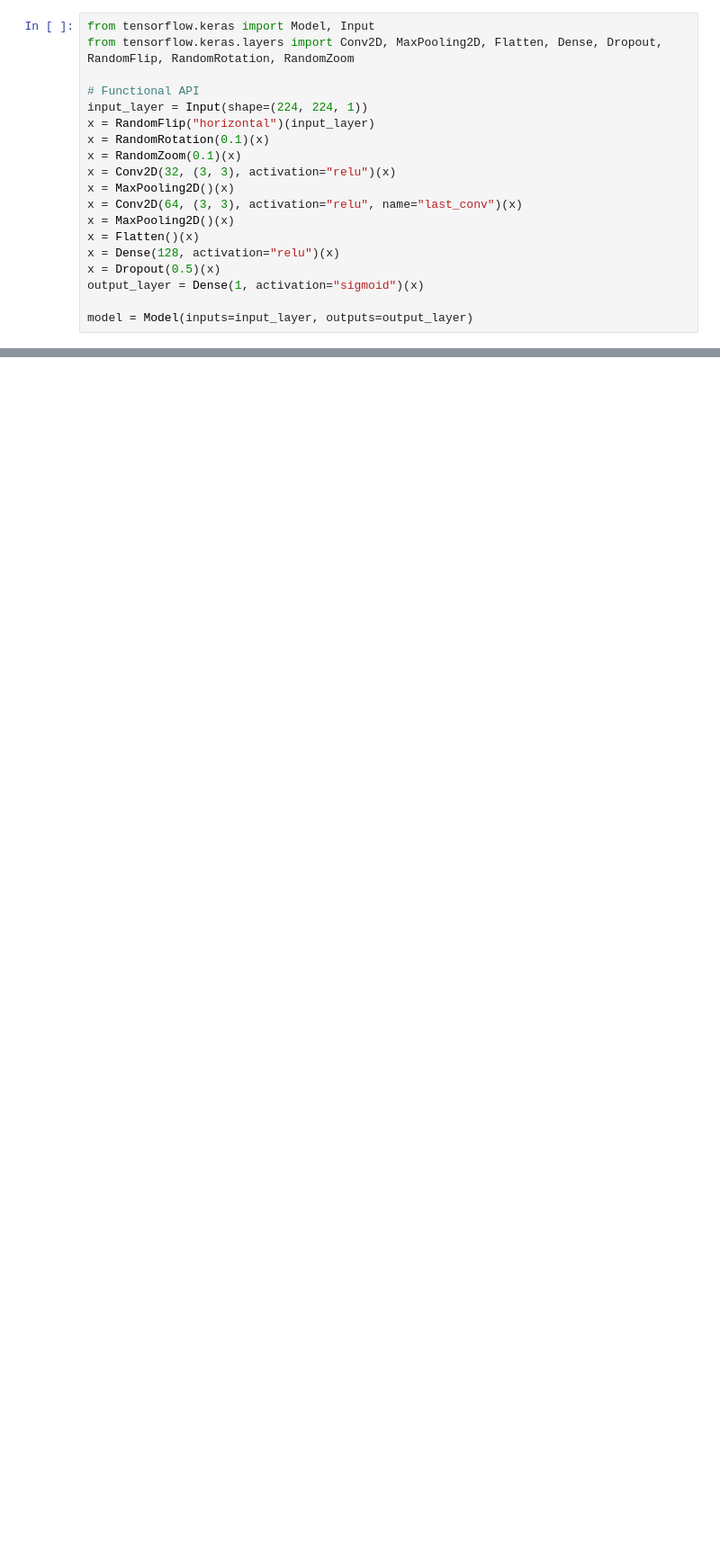
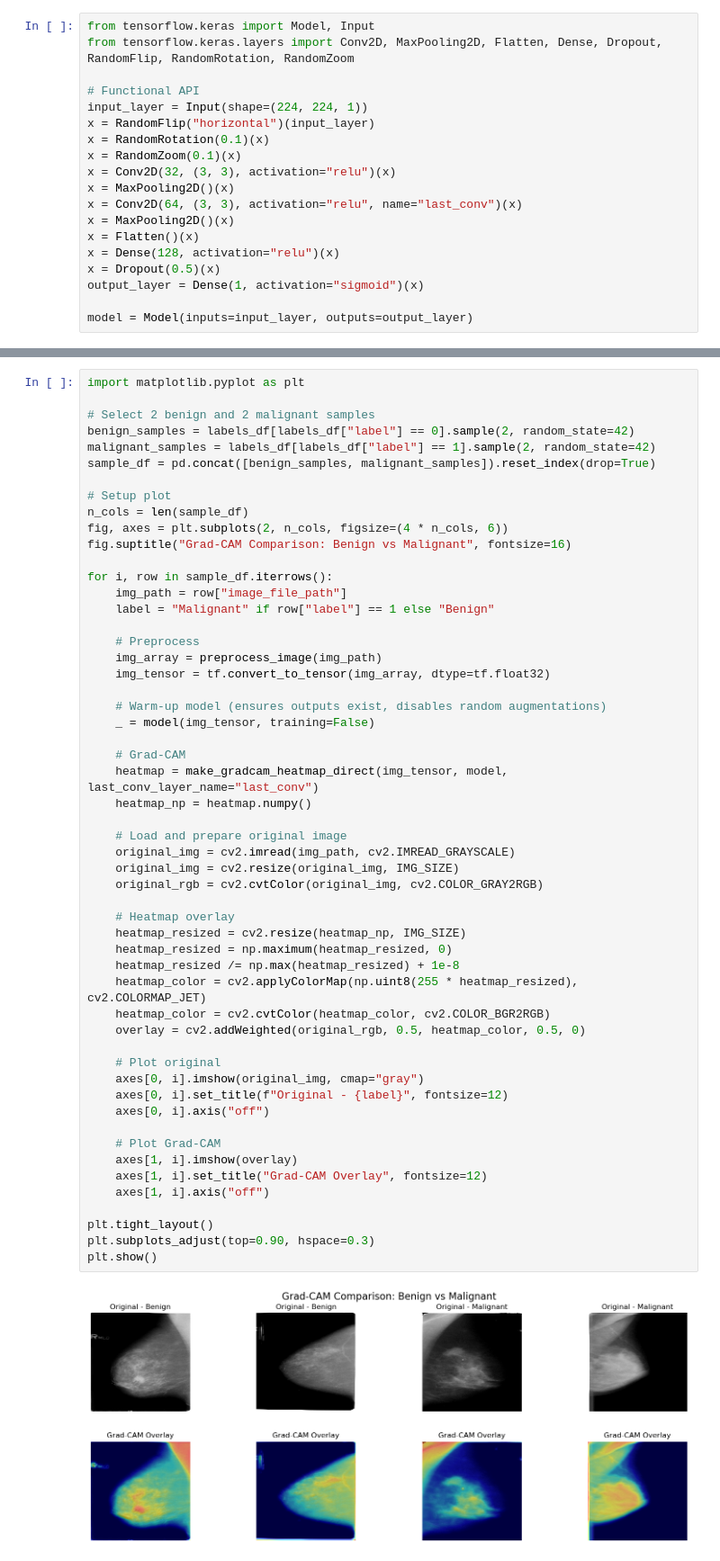
Before and after one commit to justinlim00/FYP-Overview25, a Jupyter notebook: FYP Project/FYP Project Code V1/notebooks/03_gradcam_visualization.ipynb, the cells around one changed output, grey strips where cells are left out. Shown at 90% size. Drawn from its saved outputs; the diff is of its cells as text; blank space fills up the shorter version.

```diff
--- a/FYP Project/FYP Project Code V1/notebooks/03_gradcam_visualization.ipynb
+++ b/FYP Project/FYP Project Code V1/notebooks/03_gradcam_visualization.ipynb
@@ -201,0 +232,56 @@ Received: inputs=Tensor(shape=(1, 224, 224, 1))
+# %%
+import matplotlib.pyplot as plt
+
+# Select 2 benign and 2 malignant samples
+benign_samples = labels_df[labels_df["label"] == 0].sample(2, random_state=42)
+malignant_samples = labels_df[labels_df["label"] == 1].sample(2, random_state=42)
+sample_df = pd.concat([benign_samples, malignant_samples]).reset_index(drop=True)
+
+# Setup plot
+n_cols = len(sample_df)
+fig, axes = plt.subplots(2, n_cols, figsize=(4 * n_cols, 6))
+fig.suptitle("Grad-CAM Comparison: Benign vs Malignant", fontsize=16)
+
+for i, row in sample_df.iterrows():
+    img_path = row["image_file_path"]
+    label = "Malignant" if row["label"] == 1 else "Benign"
+
+    # Preprocess
+    img_array = preprocess_image(img_path)
+    img_tensor = tf.convert_to_tensor(img_array, dtype=tf.float32)
+
+    # Warm-up model (ensures outputs exist, disables random augmentations)
+    _ = model(img_tensor, training=False)
+
+    # Grad-CAM
+    heatmap = make_gradcam_heatmap_direct(img_tensor, model, last_conv_layer_name="last_conv")
+    heatmap_np = heatmap.numpy()
+
+    # Load and prepare original image
+    original_img = cv2.imread(img_path, cv2.IMREAD_GRAYSCALE)
+    original_img = cv2.resize(original_img, IMG_SIZE)
+    original_rgb = cv2.cvtColor(original_img, cv2.COLOR_GRAY2RGB)
+
+    # Heatmap overlay
+    heatmap_resized = cv2.resize(heatmap_np, IMG_SIZE)
+    heatmap_resized = np.maximum(heatmap_resized, 0)
+    heatmap_resized /= np.max(heatmap_resized) + 1e-8
+    heatmap_color = cv2.applyColorMap(np.uint8(255 * heatmap_resized), cv2.COLORMAP_JET)
+    heatmap_color = cv2.cvtColor(heatmap_color, cv2.COLOR_BGR2RGB)
+    overlay = cv2.addWeighted(original_rgb, 0.5, heatmap_color, 0.5, 0)
+
+    # Plot original
+    axes[0, i].imshow(original_img, cmap="gray")
+    axes[0, i].set_title(f"Original - {label}", fontsize=12)
+    axes[0, i].axis("off")
+
+    # Plot Grad-CAM
+    axes[1, i].imshow(overlay)
+    axes[1, i].set_title("Grad-CAM Overlay", fontsize=12)
+    axes[1, i].axis("off")
+
+plt.tight_layout()
+plt.subplots_adjust(top=0.90, hspace=0.3)
+plt.show()
+# %% [output]
+[figure, added]
```
Also changed, not shown: parts of 21 cells of this notebook, 4 other files.
